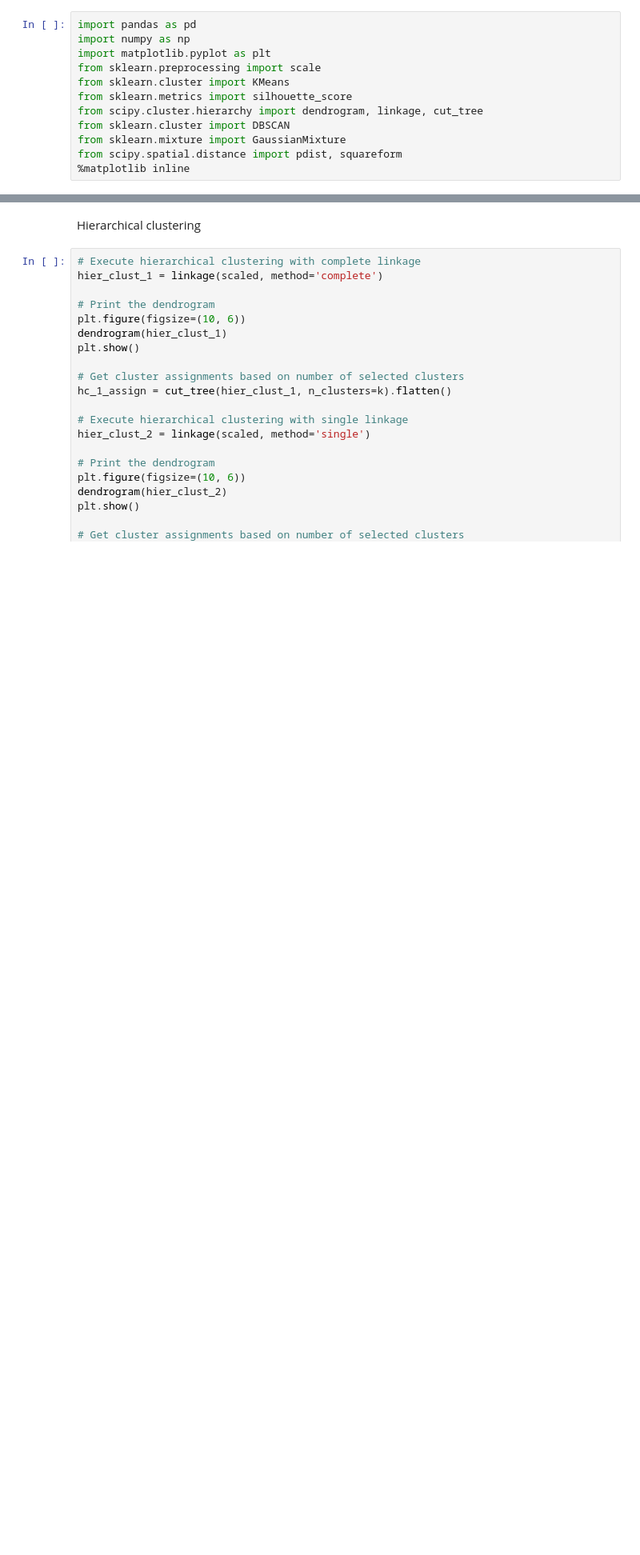
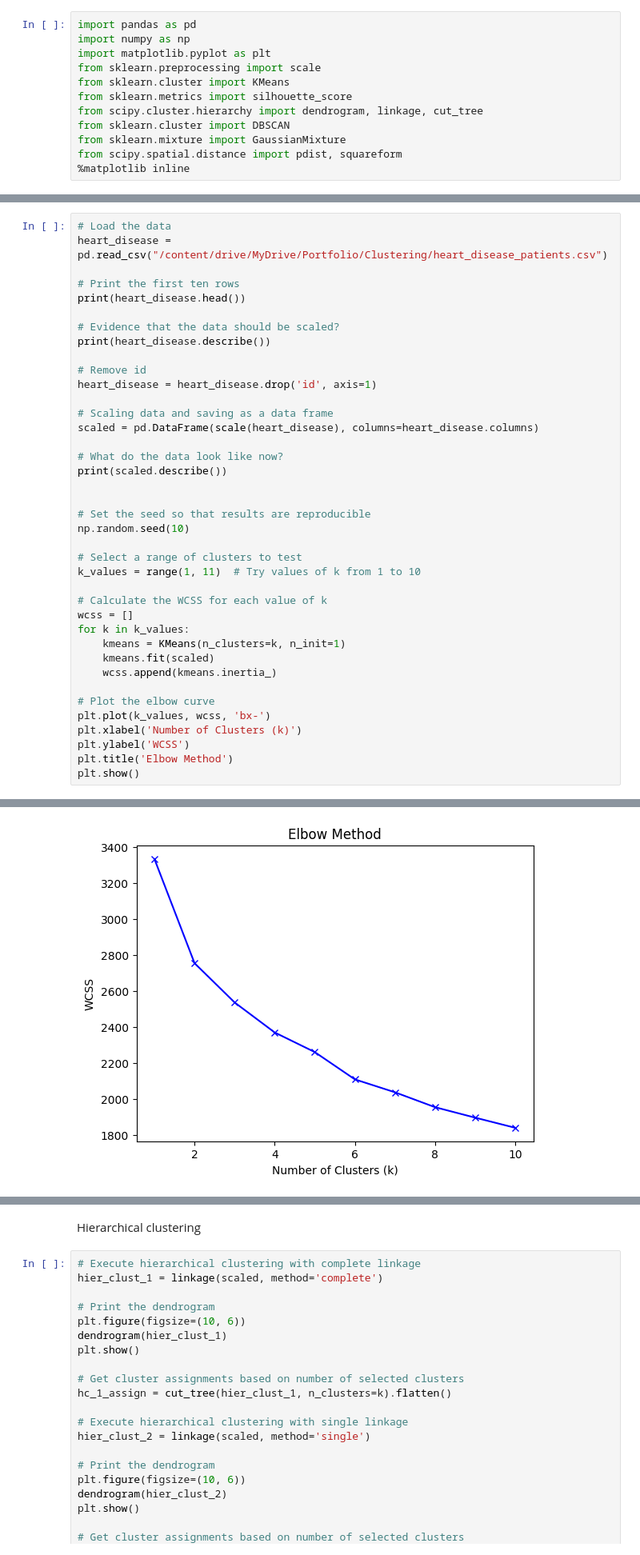
Before and after one commit to CoskunErden/Portfolio, a Jupyter notebook: Clustering2.ipynb, the cells around one changed output, grey strips where cells are left out. Shown: that part at 80% size. Drawn from its saved outputs; the diff is of its cells as text; blank space fills up the shorter version.

```diff
--- a/Clustering2.ipynb
+++ b/Clustering2.ipynb
@@ -19,0 +20,40 @@ Drive already mounted at /content/drive; to attempt to forcibly remount, call dr
+# %%
+# Load the data
+heart_disease = pd.read_csv("/content/drive/MyDrive/Portfolio/Clustering/heart_disease_patients.csv")
+
+# Print the first ten rows
+print(heart_disease.head())
+
+# Evidence that the data should be scaled?
+print(heart_disease.describe())
+
+# Remove id
+heart_disease = heart_disease.drop('id', axis=1)
+
+# Scaling data and saving as a data frame
+scaled = pd.DataFrame(scale(heart_disease), columns=heart_disease.columns)
+
+# What do the data look like now?
+print(scaled.describe())
+
+
+# Set the seed so that results are reproducible
+np.random.seed(10)
+
+# Select a range of clusters to test
+k_values = range(1, 11)  # Try values of k from 1 to 10
+
+# Calculate the WCSS for each value of k
+wcss = []
+for k in k_values:
+    kmeans = KMeans(n_clusters=k, n_init=1)
+    kmeans.fit(scaled)
+    wcss.append(kmeans.inertia_)
+
+# Plot the elbow curve
+plt.plot(k_values, wcss, 'bx-')
+plt.xlabel('Number of Clusters (k)')
+plt.ylabel('WCSS')
+plt.title('Elbow Method')
+plt.show()
+# %% [output]
@@ -20 +77,2 @@ Drive already mounted at /content/drive; to attempt to forcibly remount, call dr
+[figure, added]
 # %%
```
Also changed, not shown: parts of 7 cells of this notebook.
